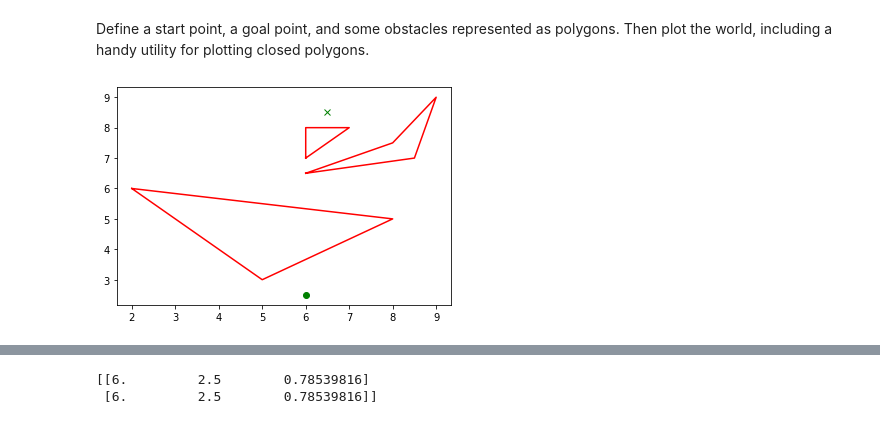
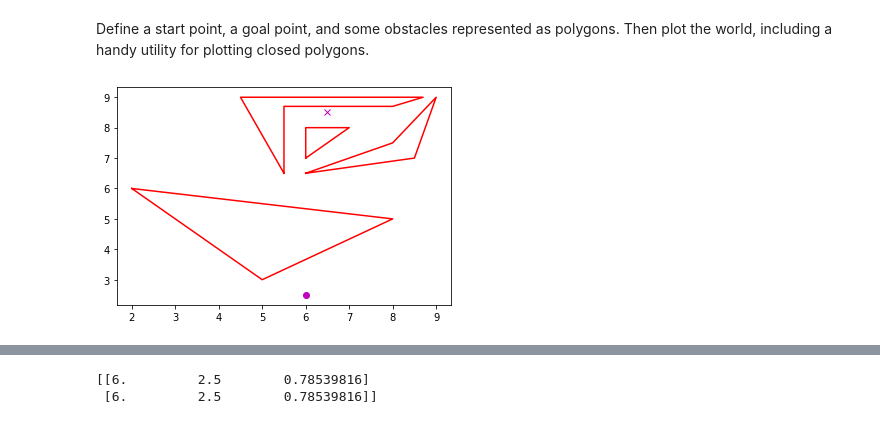
Before and after one commit to arthurrichards77/smply, a Jupyter notebook: rrt.ipynb, the cells around one changed output, grey strips where cells are left out. Drawn from its saved outputs; the diff is of its cells as text; code cells hidden in the pictures.

```diff
--- a/rrt.ipynb
+++ b/rrt.ipynb
@@ -11,17 +11,19 @@ from math import atan2,sqrt,sin,cos
 # %% [markdown]
 Define a start point, a goal point, and some obstacles represented as polygons.  Then plot the world, including a handy utility for plotting closed polygons.
 # %%
-obstacles = [np.array([[2.,6.],[8.,5.],[5.,3.]]),np.array([[6.,6.5],[8.5,7.],[9.,9.],[8.,7.5]]),np.array([[6,7],[7,8],[6,8]])]
+obstacles = [np.array([[2.,6.],[8.,5.],[5.,3.]]),np.array([[6.,6.5],[8.5,7.],[9.,9.],[8.,7.5]]),np.array([[6,7],[7,8],[6,8]]),np.array([[5.5,6.5],[5.5,8.7],[8,8.7],[8.7,9],[4.5,9]])]
+#obstacles = [np.array([[2.,6.],[8.,5.],[5.,3.]]),np.array([[6.,6.5],[8.5,7.],[9.,9.],[8.,7.5]])]
+
 start = [6.,2.5,np.pi/4.]
 goal = [6.5,8.5]
 
 def plot_poly(points,fmt='b-',**kwargs):
     plt.plot(np.append(points[:,0],points[0,0]),np.append(points[:,1],points[0,1]),fmt)
 
 for ob in obstacles:
     plot_poly(ob,'r-')
 
-plt.plot(start[0],start[1],'go',goal[0],goal[1],'gx')
+plt.plot(start[0],start[1],'mo',goal[0],goal[1],'mx')
 plt.show()
 # %% [output]
-[figure, old version]
+[figure, new version]
```
Also changed, not shown: parts of 14 cells of this notebook, 2 other files.
